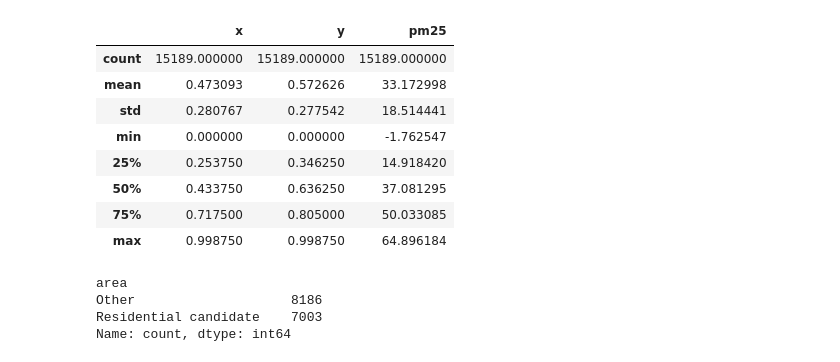
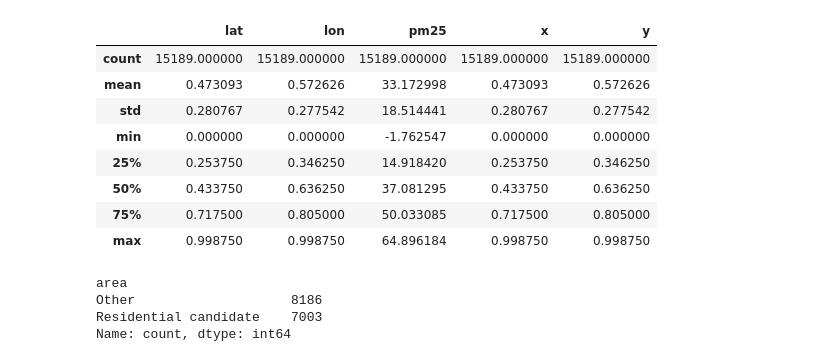
Before and after one commit to Sickthon/PAI_Project_1, a Jupyter notebook: dataset_exploration.ipynb, the cells around one changed output. Saved outputs shown, nothing was run; the diff lists cells and outputs as text; code cells hidden in the pictures.

```diff
--- a/dataset_exploration.ipynb
+++ b/dataset_exploration.ipynb
@@ -1,35 +1,38 @@
 # %%
 import numpy as np
 import pandas as pd
 import matplotlib.pyplot as plt
 import seaborn as sns
 
 %matplotlib inline
 sns.set_theme(style="whitegrid", context="notebook", palette="deep")
 
-# train_x columns: x, y, in_residential_area
+# train_x columns: lat, lon, in_residential_area
 train_x = np.loadtxt("train_x.csv", delimiter=",", skiprows=1)
 train_y = np.loadtxt("train_y.csv", delimiter=",", skiprows=1)
 
 df = pd.DataFrame({
-    "x": train_x[:, 0],
-    "y": train_x[:, 1],
+    "lat": train_x[:, 0],
+    "lon": train_x[:, 1],
     "residential": train_x[:, 2].astype(bool),
     "pm25": train_y,
 })
+# Retain x/y aliases (x=lat, y=lon) for flexibility
+df["x"] = df["lat"]
+df["y"] = df["lon"]
 df["area"] = df["residential"].map({True: "Residential candidate", False: "Other"})
 
 display(df.describe())
 # %% [output]
-|  | x | y | pm25 |
-| count | 15189.000000 | 15189.000000 | 15189.000000 |
-| mean | 0.473093 | 0.572626 | 33.172998 |
-| std | 0.280767 | 0.277542 | 18.514441 |
-| min | 0.000000 | 0.000000 | -1.762547 |
-| 25% | 0.253750 | 0.346250 | 14.918420 |
-| 50% | 0.433750 | 0.636250 | 37.081295 |
-| 75% | 0.717500 | 0.805000 | 50.033085 |
-| max | 0.998750 | 0.998750 | 64.896184 |
+|  | lat | lon | pm25 | x | y |
+| count | 15189.000000 | 15189.000000 | 15189.000000 | 15189.000000 | 15189.000000 |
+| mean | 0.473093 | 0.572626 | 33.172998 | 0.473093 | 0.572626 |
+| std | 0.280767 | 0.277542 | 18.514441 | 0.280767 | 0.277542 |
+| min | 0.000000 | 0.000000 | -1.762547 | 0.000000 | 0.000000 |
+| 25% | 0.253750 | 0.346250 | 14.918420 | 0.253750 | 0.346250 |
+| 50% | 0.433750 | 0.636250 | 37.081295 | 0.433750 | 0.636250 |
+| 75% | 0.717500 | 0.805000 | 50.033085 | 0.717500 | 0.805000 |
+| max | 0.998750 | 0.998750 | 64.896184 | 0.998750 | 0.998750 |
 # %%
 df["area"].value_counts()
 # %% [output]
```
Also changed, not shown: parts of 2 cells of this notebook, 3 other files.
